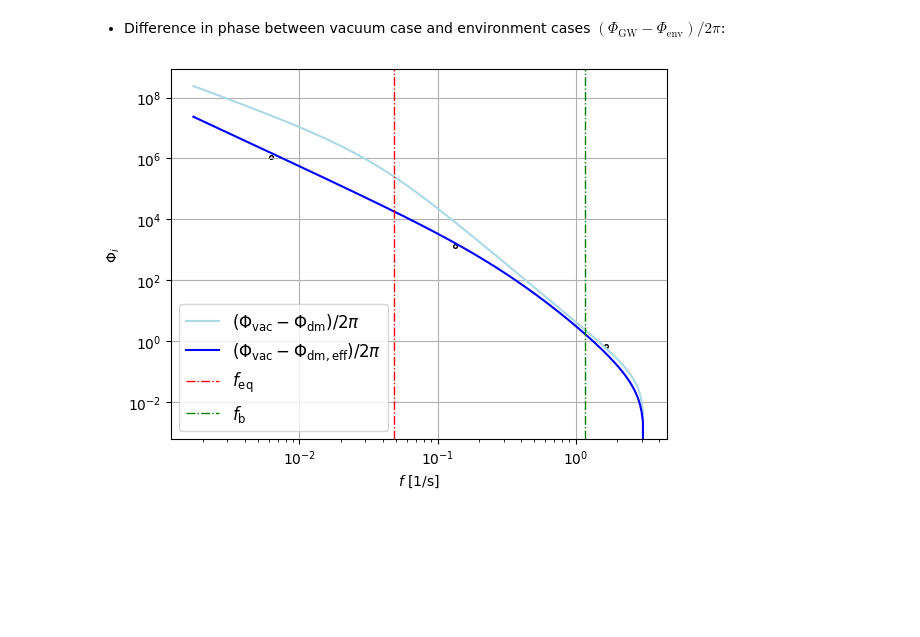
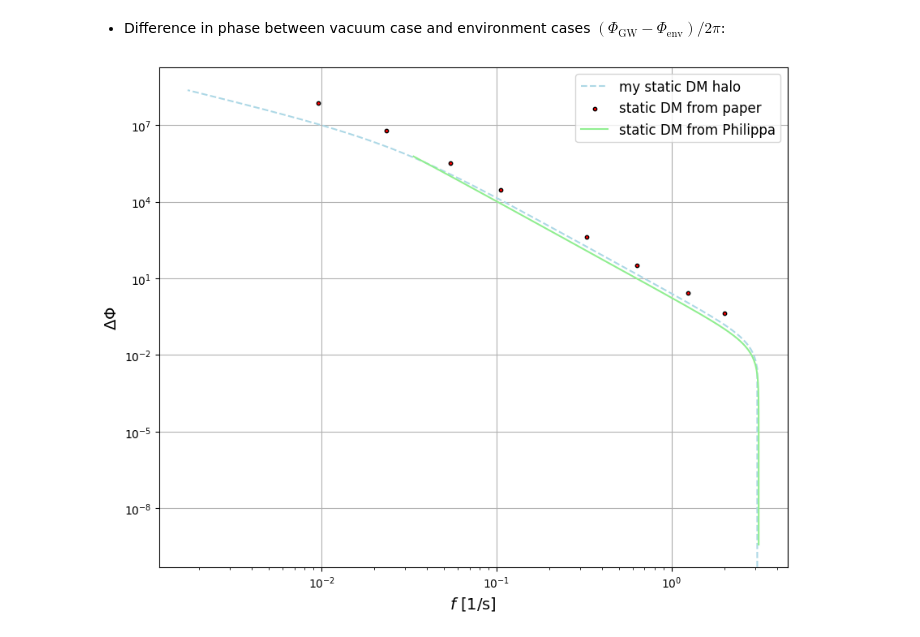
Before and after one commit to nicolegrillo/BinaryEvolution, a Jupyter notebook: Phase_extraction-Static-dm.ipynb, the cells around one changed output. Drawn from its saved outputs; the diff is of its cells as text; code cells hidden in the pictures; blank space fills up the shorter version.

Commit message:
added philippa test for static dm

```diff
--- a/Phase_extraction-Static-dm.ipynb
+++ b/Phase_extraction-Static-dm.ipynb
@@ -106,7 +107,7 @@ from scipy.special import hyp2f1
 G = 6.67 * 10**(-11) # kg m^3 / s^2
 c = 3 * 10**8 # m / s
 pc = 3.09 * 10**16 # m
-m_sun = 2 * 10**30 # kg
+m_sun = 1.98847 * 10**30 # kg
 # %%
 # Fix parameters:
 
@@ -145,7 +146,7 @@ def rho_dm(r):
 
     '''Finds the density profile of the dark matter using the above formulation.'''
 
-    return rho6 * (r6 / r)**(gammas)
+    return rho_sp * (r_sp / r)**(gammas)
 # %%
 def frequency_gw(r):
 
@@ -175,8 +176,6 @@ def yes_or_no(elem):
 
     return 0
 # %%
-# The core function
-
 def dot_r(r):
 
     '''Find the binary change in separation over time, asking the user to choose which contribution to keep.'''
@@ -193,7 +192,7 @@ def dot_r(r):
         print('Include the GW contribution? (y/n)')
         gw = input()
 
-    r_dot_dm = - 8 * np.pi * G**(1/2) * m2 * logL * rho6 * r6**(gammas) * epsv / (r**(gammas - 5/2) * m1 * M_tot**(1/2)) #* r**(5/2)
+    r_dot_dm = - 8 * np.pi * G**(1/2) * m2 * logL * rho_dm(r) * epsv * r**(5/2) / (m1 * M_tot**(1/2))
 
     r_dot_gw = - 64 * M_tot * G**3 * m1 * m2 / (5 * c**5 * r**3)
 
@@ -386,3 +415,11 @@ h = [1.6473398971098725, 0.7227763611033011]
+# %%
+# Open pickle file from Pippa
+
+f_range_0 = 0.03352442750771035
+f_range_1 = 3.140721324388628
+
+freqs_check = np.linspace(f_range_0, f_range_1, 10000)
+dephasing = pd.read_pickle(r'static_dephasing.pickle')
 # %%
 # Define effective params
 
@@ -391,23 +428,25 @@ f_eq = c_f**(3 / (11- 2 * gammas))
 f_b = 0.8163 * (m1 / (1000 * m_sun))**(1.4412) * (m2 / m_sun)**(0.4511) * (1 - 0.4971 * np.log(gammas / 1.4396))
 # %%
-plt.loglog(freqs, (+phi_dm_bh - phi_gw_bh)/(2 * np.pi), c='lightblue', label='$(\Phi_{\mathrm{vac}} - \Phi_{\mathrm{dm}}) / 2\pi$')
-plt.loglog(freqs, (+phi_dm_effective - phi_gw_bh)/(2 * np.pi), c='blue', label='$(\Phi_{\mathrm{vac}} - \Phi_{\mathrm{dm, eff}}) / 2\pi$')
+plt.figure(figsize=(10, 8))
+
+plt.loglog(freqs, (+phi_dm_bh - phi_gw_bh)/(2 * np.pi), c='lightblue', label='my static DM halo', linestyle='--')
+#plt.loglog(freqs, (phi_dm_effective - phi_gw_bh)/(2 * np.pi), c='blue', label='effective DM halo')
 #plt.loglog(freqs, (-phi_dm_effective + phi_gw_bh)/(2 * np.pi), c='blue')
-plt.axvline(x=f_eq, c='red', label='$f_{\mathrm{eq}}$', linestyle='-.', linewidth=1)
-plt.axvline(x=f_b, c='green', label='$f_{\mathrm{b}}$', linestyle='-.', linewidth=1)
-plt.xlabel('$f$ [1/s]', fontsize=10)  # Increase x-label font size
-plt.ylabel(r'$\Phi_i$', fontsize=10)  # Add y-label with increased font size
+#plt.axvline(x=f_eq, c='red', label='$f_{\mathrm{eq}}$', linestyle='-.', linewidth=1)
+#plt.axvline(x=f_b, c='green', label='$f_{\mathrm{b}}$', linestyle='-.', linewidth=1)
+plt.xlabel('$f$ [1/s]', fontsize=14)  # Increase x-label font size
+plt.ylabel(r'$\Delta\Phi$', fontsize=14)  # Add y-label with increased font size
 plt.xticks(fontsize=10)  # Increase tick font size for x-axis
 plt.yticks(fontsize=10)  # Increase tick font size for y-axis
 plt.grid(True)
 # Scatter of data-taken points
-plt.scatter(*f, marker='o', c='white', s=7, edgecolor='black')
-plt.scatter(*g, marker='o', c='white', s=7, edgecolor='black')
-plt.scatter(*h, marker='o',  c='white', s=7, edgecolor='black')
-#plt.scatter(*e, marker='o',  c='white', s=7, edgecolor='black')
+#plt.scatter(data_check_f, data_check_phi, c='white', s=10, edgecolor='black', label='effective DM from paper')
+plt.scatter(data_check_f_static, data_check_phi_static, c='red', s=10, edgecolor='black', label='static DM from paper')
+plt.loglog(freqs_check, dephasing, c='lightgreen', label='static DM from Philippa')
 plt.tick_params(axis='y', which='minor')
-#plt.xlim(10**(-2), 1)
-#plt.ylim(0.3 * 10**(1), 6 * 10**7)
-plt.legend(fontsize='large');
+plt.legend(fontsize='large')
+#plt.xlim(f_range_0, f_range_1 * 1.1)
+
+plt.savefig('results-images/test_dm_static.png');
 # %% [output]
-[figure, old version]
+[figure, new version]
```
Also changed, not shown: parts of 7 cells of this notebook.
